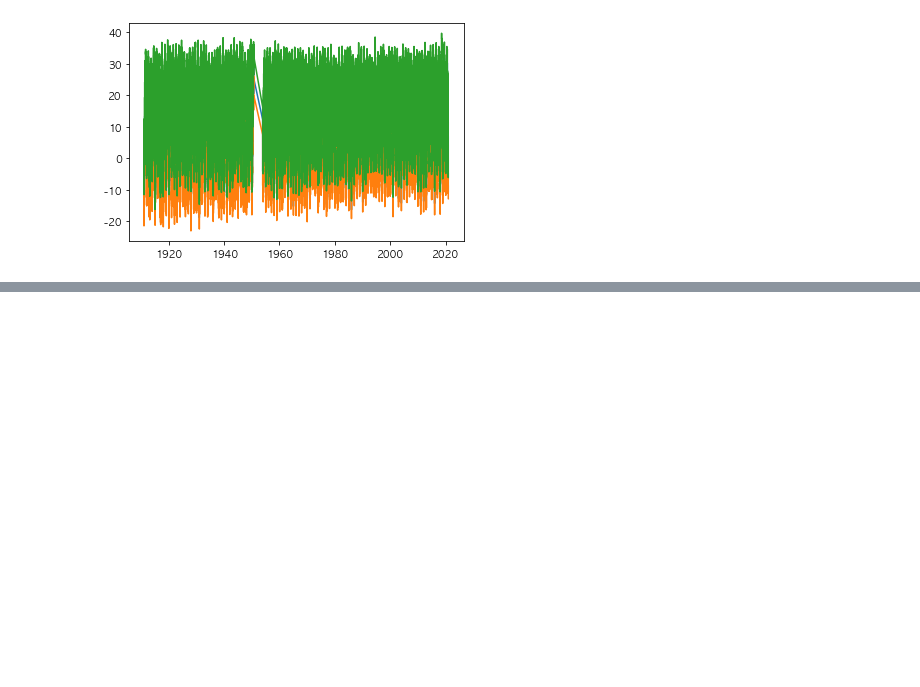
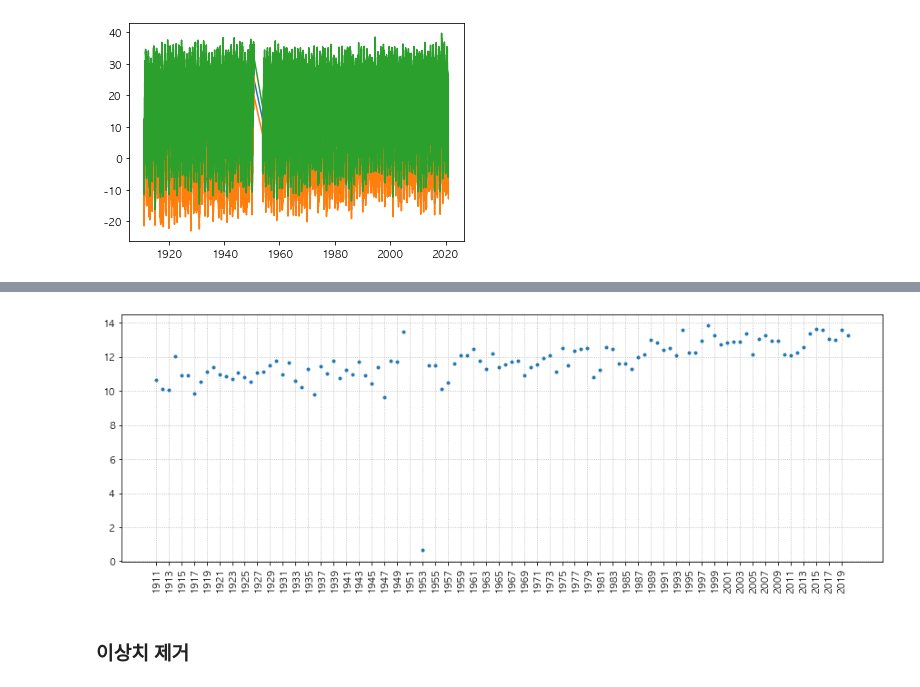
Before and after one commit to limetree-indigo/python-visualization, a Jupyter notebook: 08 서울시 연간 기온변화 시각화/08 서울시 연간 기온변화 분석 및 시각화.ipynb, the cells around one changed output, grey strips where cells are left out. Saved outputs shown, nothing was run; the diff lists cells and outputs as text; code cells hidden in the pictures; blank space fills up the shorter version.

Commit message:
08-4 서울시 연간 평균기온, 최저기온, 최고기온 변화 시각화

```diff
--- a/08 서울시 연간 기온변화 시각화/08 서울시 연간 기온변화 분석 및 시각화.ipynb
+++ b/08 서울시 연간 기온변화 시각화/08 서울시 연간 기온변화 분석 및 시각화.ipynb
@@ -310,0 +311,3 @@ Name: 일시, Length: 38988, dtype: bool
+# %%
+df_seoul_mean = df_seoul.groupby(df_seoul['일시'].dt.year)['평균기온(°C)'].mean()
+df_seoul_mean
@@ -310,0 +328,11 @@ Name: 일시, Length: 38988, dtype: bool
+# %%
+# 시각화하여 데이터확인
+plt.figure(figsize=(15,5))
+plt.plot(df_seoul_mean, '.')
+plt.xticks(range(1911,2021,2), rotation=90)
+plt.grid(ls=':')
+plt.show()
+# %% [output]
+[figure, added]
+# %% [markdown]
+### 이상치 제거
```
Also changed, not shown: parts of 17 cells of this notebook.
